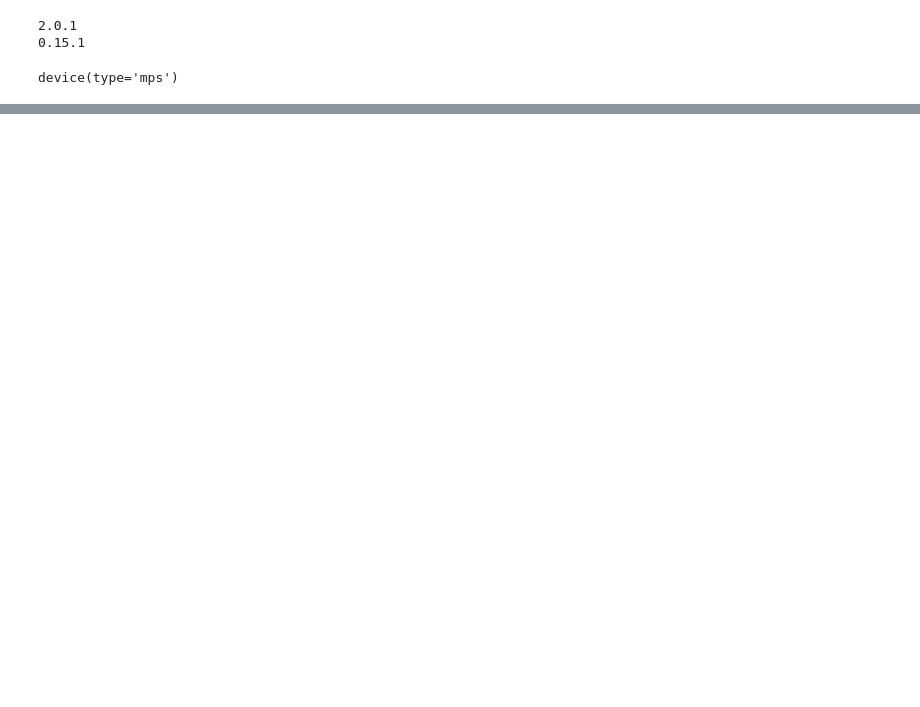
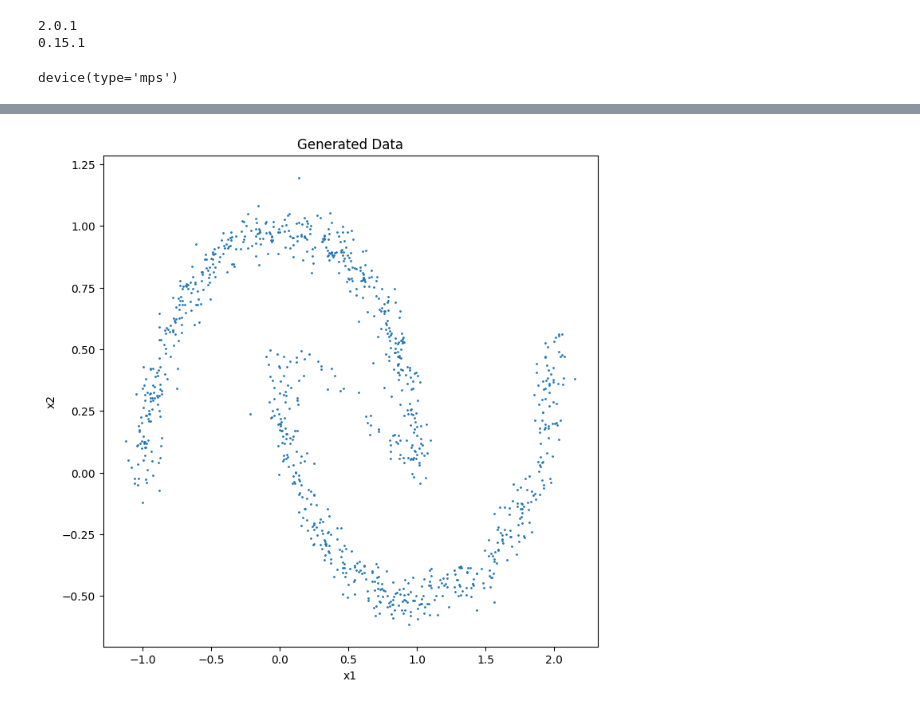
Before and after one commit to DimensionDweller/Generative_models, a Jupyter notebook: Normalizing Flow Models/realnvp_pytorch.ipynb, the cells around one changed output, grey strips where cells are left out. Saved outputs shown, nothing was run; the diff lists cells and outputs as text; code cells hidden in the pictures; blank space fills up the shorter version.

```diff
--- a/Normalizing Flow Models/realnvp_pytorch.ipynb
+++ b/Normalizing Flow Models/realnvp_pytorch.ipynb
@@ -225,0 +432,22 @@ model.optimizer = torch.optim.Adam(model.parameters(), lr=0.001)
+# %%
+num_samples = 1000  # Number of samples to generate
+
+# Sample from the latent space
+z = torch.randn(num_samples, 2).to(device)  # Assuming your latent space is 2-dimensional
+
+# Transform the samples to the data space
+with torch.no_grad():
+    X, _ = realNVP.forward(z)
+
+# Move the data to CPU and convert to numpy for plotting
+X = X.cpu().numpy()
+
+# Plot the generated data
+plt.figure(figsize=(8, 8))
+plt.scatter(X[:, 0], X[:, 1], s=1)
+plt.title("Generated Data")
+plt.xlabel("x1")
+plt.ylabel("x2")
+plt.show()
+# %% [output]
+[figure, added]
```
Also changed, not shown: parts of 16 cells of this notebook.
